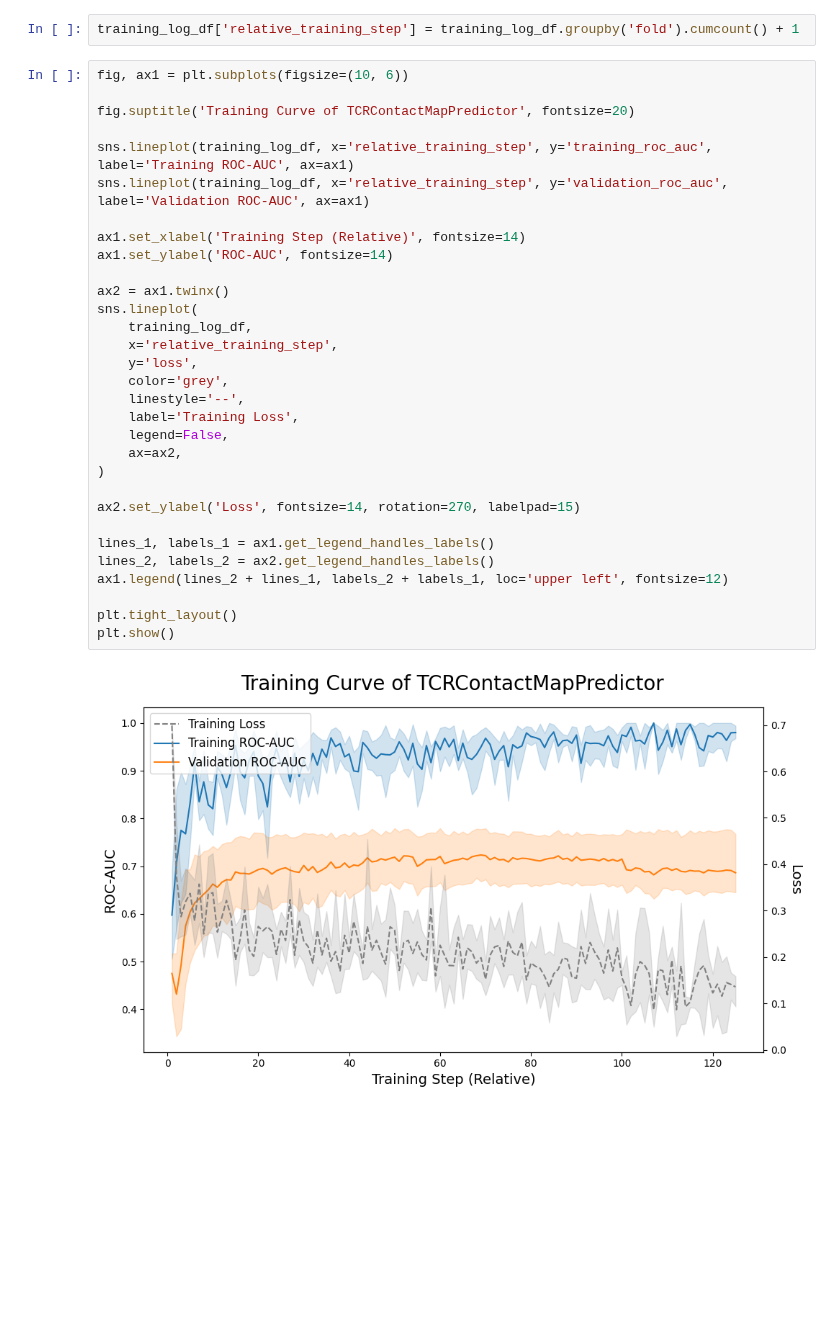
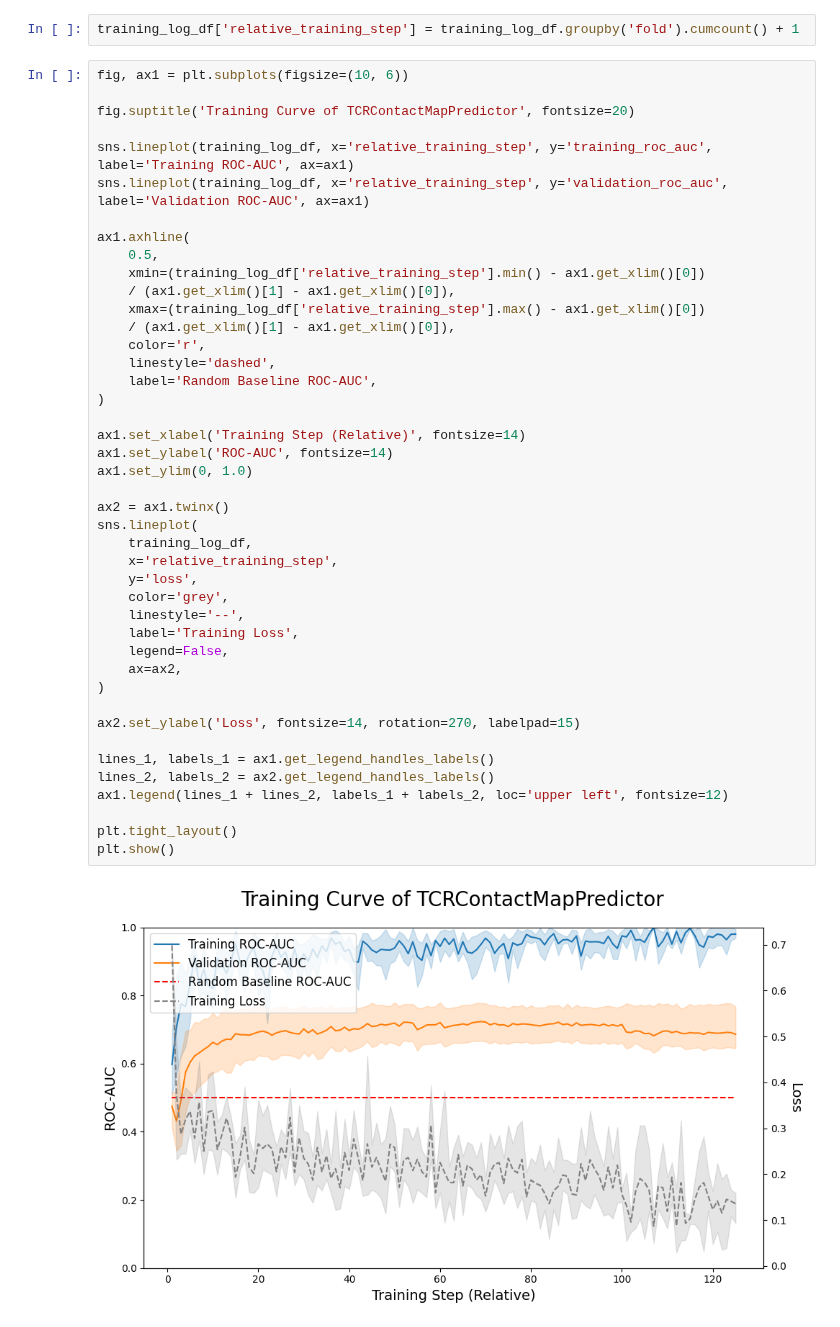
Before and after one commit to benjiemc/tcr-antigen-prediction, a Jupyter notebook: notebooks/visualising_and_evaluating_tcr_contact_map_predictor_training.ipynb, the cells around one changed output. Saved outputs shown, nothing was run; the diff lists cells and outputs as text; blank space fills up the shorter version.

Commit message:
Standardise plot axes

```diff
--- a/notebooks/visualising_and_evaluating_tcr_contact_map_predictor_training.ipynb
+++ b/notebooks/visualising_and_evaluating_tcr_contact_map_predictor_training.ipynb
@@ -100,32 +100,44 @@ training_log_df['relative_training_step'] = training_log_df.groupby('fold').cumc
 fig, ax1 = plt.subplots(figsize=(10, 6))
 
 fig.suptitle('Training Curve of TCRContactMapPredictor', fontsize=20)
 
 sns.lineplot(training_log_df, x='relative_training_step', y='training_roc_auc', label='Training ROC-AUC', ax=ax1)
 sns.lineplot(training_log_df, x='relative_training_step', y='validation_roc_auc', label='Validation ROC-AUC', ax=ax1)
 
+ax1.axhline(
+    0.5,
+    xmin=(training_log_df['relative_training_step'].min() - ax1.get_xlim()[0])
+    / (ax1.get_xlim()[1] - ax1.get_xlim()[0]),
+    xmax=(training_log_df['relative_training_step'].max() - ax1.get_xlim()[0])
+    / (ax1.get_xlim()[1] - ax1.get_xlim()[0]),
+    color='r',
+    linestyle='dashed',
+    label='Random Baseline ROC-AUC',
+)
+
 ax1.set_xlabel('Training Step (Relative)', fontsize=14)
 ax1.set_ylabel('ROC-AUC', fontsize=14)
+ax1.set_ylim(0, 1.0)
 
 ax2 = ax1.twinx()
 sns.lineplot(
     training_log_df,
     x='relative_training_step',
     y='loss',
     color='grey',
     linestyle='--',
     label='Training Loss',
     legend=False,
     ax=ax2,
 )
 
 ax2.set_ylabel('Loss', fontsize=14, rotation=270, labelpad=15)
 
 lines_1, labels_1 = ax1.get_legend_handles_labels()
 lines_2, labels_2 = ax2.get_legend_handles_labels()
-ax1.legend(lines_2 + lines_1, labels_2 + labels_1, loc='upper left', fontsize=12)
+ax1.legend(lines_1 + lines_2, labels_1 + labels_2, loc='upper left', fontsize=12)
 
 plt.tight_layout()
 plt.show()
 # %% [output]
-[figure, old version]
+[figure, new version]
```
Also changed, not shown: 1 other file.
